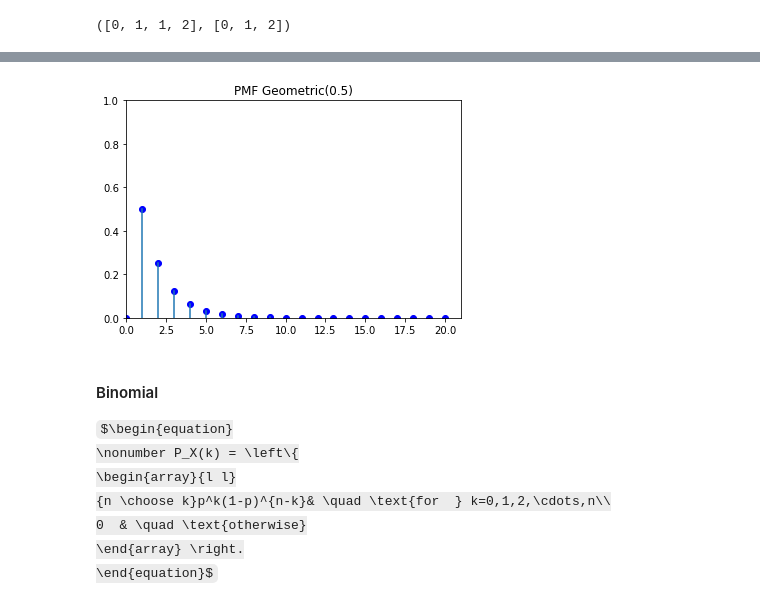
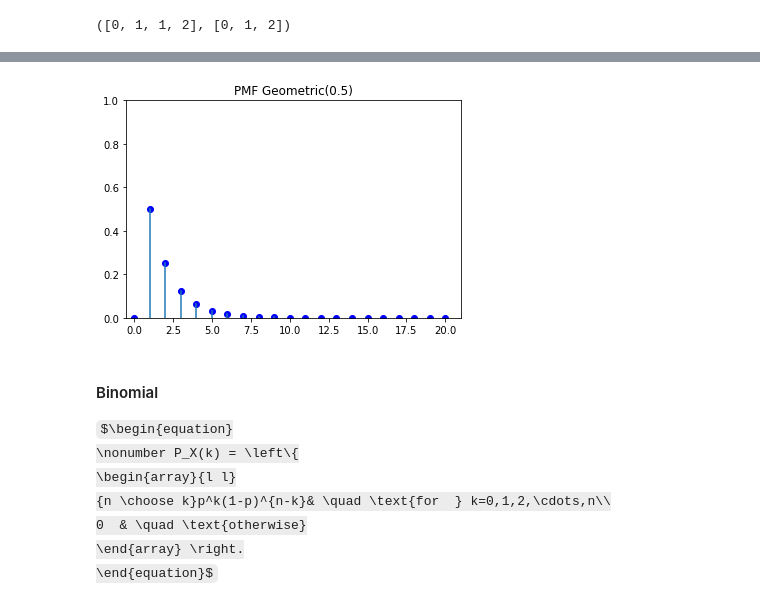
Before and after one commit to Casper-Smet/simulation-modelling, a Jupyter notebook: Notes/Discrete Random Variables.ipynb, the cells around one changed output, grey strips where cells are left out. Saved outputs shown, nothing was run; the diff lists cells and outputs as text; code cells hidden in the pictures; some formulas as TeX source.

```diff
--- a/Notes/Discrete Random Variables.ipynb
+++ b/Notes/Discrete Random Variables.ipynb
@@ -97,7 +97,7 @@ def plot_distribution(chances, p, name=""):
         ylim = 1
 
     axs.set_ylim((0, ylim))
-    axs.set_xlim((0, len(chances)))
+    axs.set_xlim((-0.5, len(chances)))
     for k, PXk in chances:
         axs.axvline(x=k, ymax=PXk/ylim)
         axs.scatter(k, PXk, color="blue")
@@ -128,15 +140,17 @@ $
 # %%
-def geometric(p=0.5, x_range=20):
+def geometric(p=0.5, x_range=20, returns=False, plots=True):
     chances = [(0,0)]
 
     for k in range(1, x_range + 1):
         chances.append((k, (p * (1-p)**(k-1))))
-    plot_distribution(chances, p, name="Geometric")
-    return chances
+    if plots:
+        plot_distribution(chances, p, name="Geometric")
+    if returns:
+        return chances
 
-_ = geometric()
+geometric()
 # %% [output]
-[figure, old version]
+[figure, new version]
 # %% [markdown]
 #### Binomial
 $\begin{equation}
```
Also changed, not shown: parts of 14 cells of this notebook.
